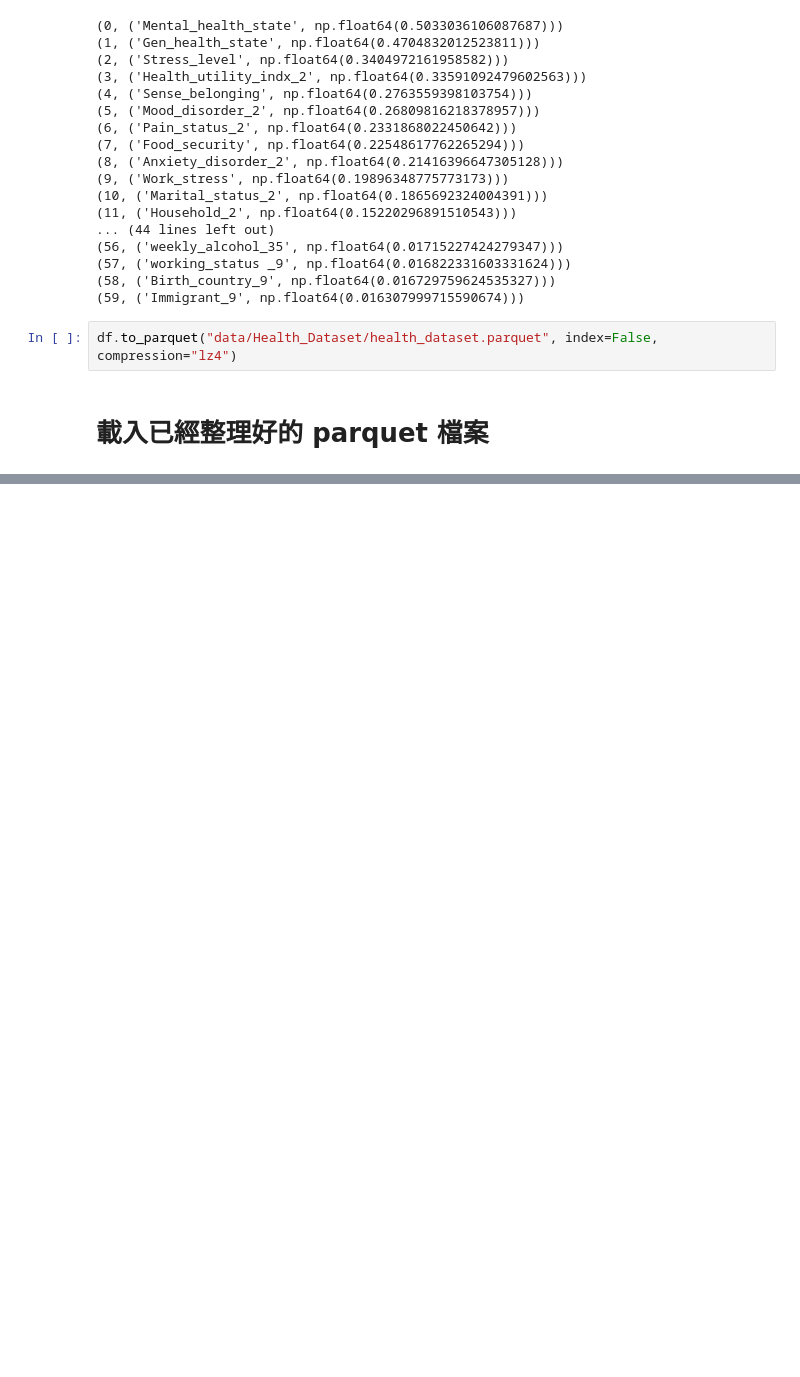
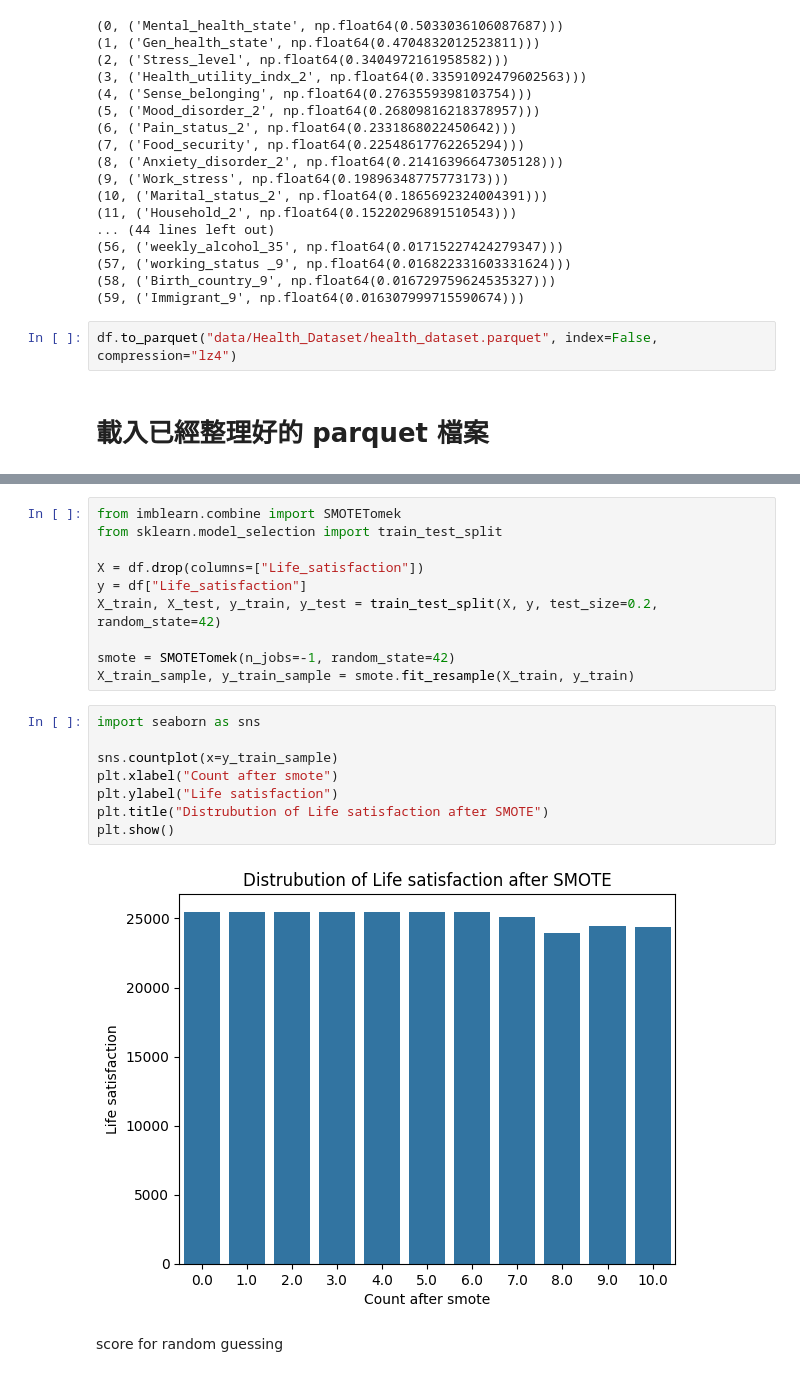
Before and after one commit to MrFrogIsMe/mental-health-forecast, a Jupyter notebook: preprocess.ipynb, the cells around one changed output, grey strips where cells are left out. Cells and saved outputs as stored; diff of their text form; blank space fills up the shorter version.

Commit message:
feat(preprocess): solve data imbalance problem and show initial score for 2 models

```diff
--- a/preprocess.ipynb
+++ b/preprocess.ipynb
@@ -241,0 +276,22 @@ Extension for Scikit-learn* enabled (https://github.com/uxlfoundation/scikit-lea
+# %%
+from imblearn.combine import SMOTETomek
+from sklearn.model_selection import train_test_split
+
+X = df.drop(columns=["Life_satisfaction"])
+y = df["Life_satisfaction"]
+X_train, X_test, y_train, y_test = train_test_split(X, y, test_size=0.2, random_state=42)
+
+smote = SMOTETomek(n_jobs=-1, random_state=42)
+X_train_sample, y_train_sample = smote.fit_resample(X_train, y_train)
+# %%
+import seaborn as sns
+
+sns.countplot(x=y_train_sample)
+plt.xlabel("Count after smote")
+plt.ylabel("Life satisfaction")
+plt.title("Distrubution of Life satisfaction after SMOTE")
+plt.show()
+# %% [output]
+[figure, added]
+# %% [markdown]
+score for random guessing
```
Also changed, not shown: parts of 9 cells of this notebook, 2 other files.
